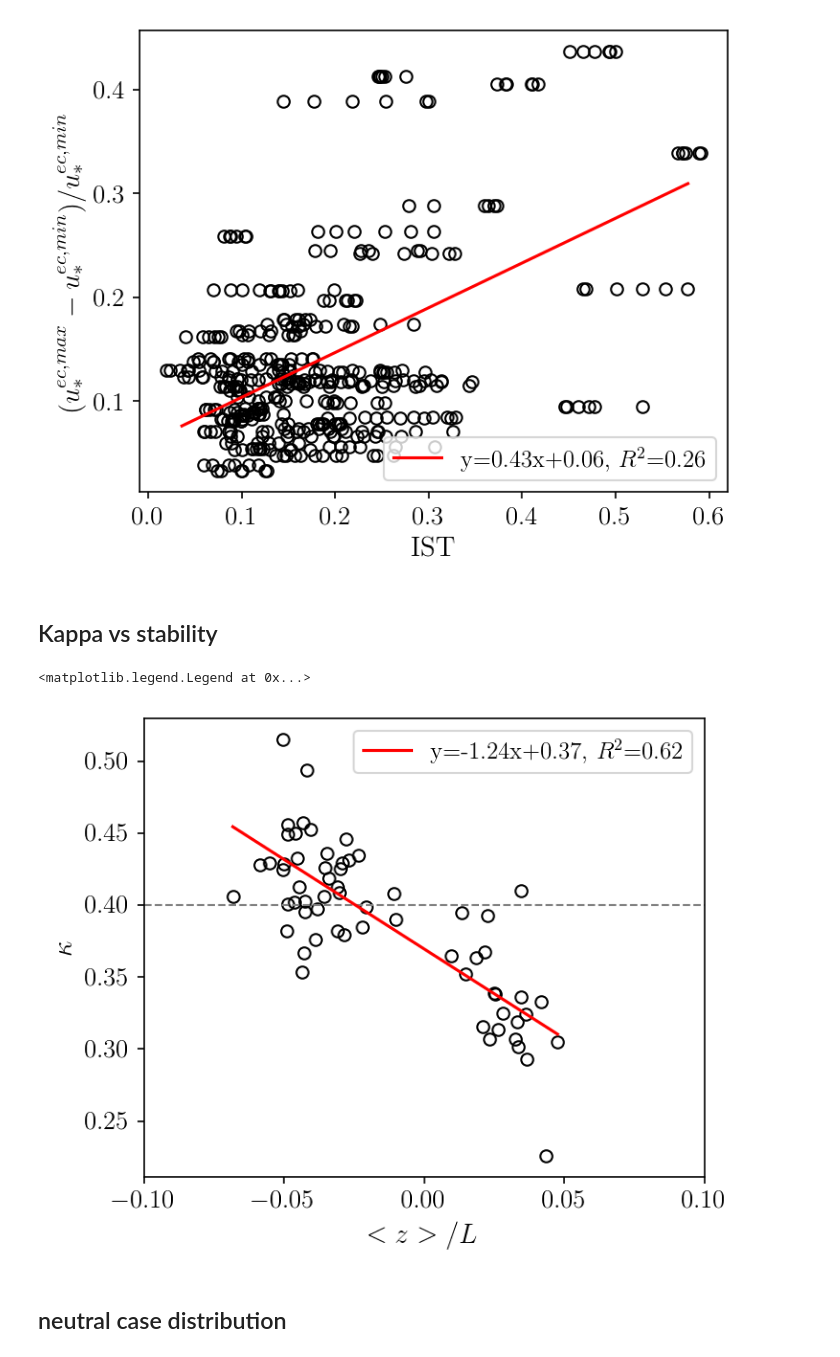
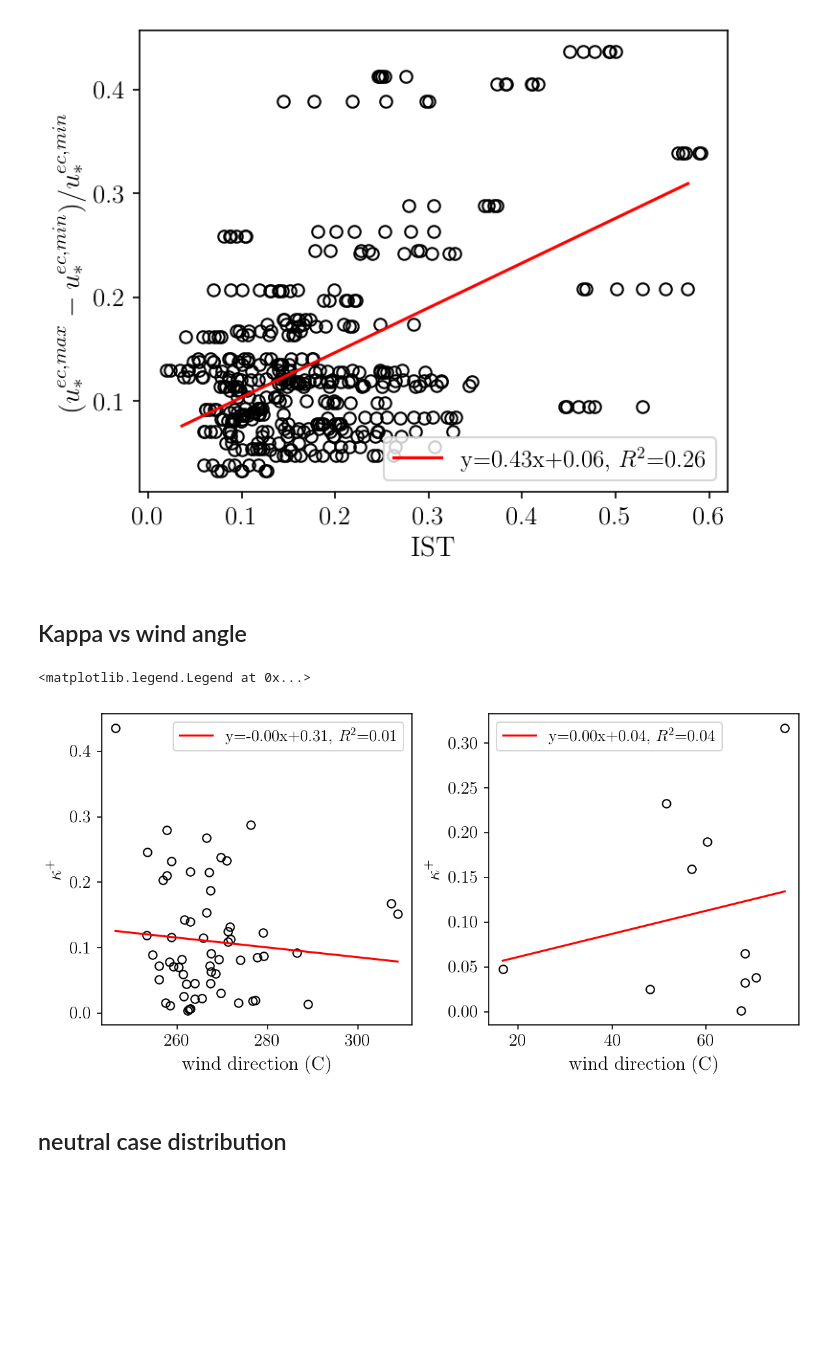
Before and after one commit to yueqin813/EC_analys, a Jupyter notebook: b1_neutral_MVP.ipynb, the cells around one changed output. Cells and saved outputs as stored; diff of their text form; code cells hidden in the pictures; blank space fills up the shorter version.

```diff
--- a/b1_neutral_MVP.ipynb
+++ b/b1_neutral_MVP.ipynb
@@ -112,6 +112,7 @@ ist_before0,ist_after0 = np.empty(sonum)*np.nan,np.empty(sonum)*np.nan
 ist_before,ist_after = [],[]
 r2_m1,r2_m1_sel,r2_m2 = [],[],[]
 u_star_m1_dif,u_star_m2_dif = [],[]
+wind_ang_neutral,wind_ang_std = [],[] # 1d
 for day in ds:
     strday = str(day.strftime("%Y%m%d"))
     fp_stats = IN_DIRECTORY + 'u_ins_' + strday +'.pkl'
@@ -273,6 +274,10 @@ for day in ds:
             # print(ist_before0)
             ist_before = np.append(ist_before, ist_before0)
 
+            # wind angle
+            wind_ang_neutral = np.append(wind_ang_neutral,np.nanmean(rot_ang_v[i,list_sel_m2]))
+            wind_ang_std = np.append(wind_ang_std,np.nanstd(rot_ang_v[i,list_sel_m2]))
+
     print('finish processing:'+ strday)
     print('------------------------')
 # %% [output]
@@ -438,25 +443,40 @@ plt.ylabel(r'$(u_*^{ec,max}-u_*^{ec,min})/u_*^{ec,min}$', fontsize=font_size)
 Text(0, 0.5, '$(u_*^{ec,max}-u_*^{ec,min})/u_*^{ec,min}$')
 [figure]
 # %% [markdown]
-## Kappa vs stability ##
+## Kappa vs wind angle ##
 # %%
-fig = plt.figure(figsize=(5,4), dpi=150,tight_layout=True)
-ax1 = fig.add_subplot(111)
-plt.plot(temp_stability,kappa_m2,'o',color = 'k',markerfacecolor='none')
+fig = plt.figure(figsize=(8,4), dpi=150,tight_layout=True)
+ax1 = fig.add_subplot(121)
+y_temp = abs(kappa_m2-0.4)/0.4
+x_msk = np.logical_and(wind_ang_neutral>180,y_temp<1)
+plt.plot(wind_ang_neutral[x_msk],y_temp[x_msk],'o',color = 'k',markerfacecolor='none')
 # plt.axvline(x=0, color='grey', linestyle='--', linewidth=1)
-plt.axhline(y=0.4, color='grey', linestyle='--', linewidth=1)
-plt.xlabel(r'\rm $<z>/L$', fontsize=font_size)
-plt.ylabel(r'$\kappa$', fontsize=font_size)
-plt.xlim(-0.1,0.1)
+# plt.axhline(y=0.4, color='grey', linestyle='--', linewidth=1)
+plt.xlabel(r'wind direction (C)', fontsize=font_size)
+plt.ylabel(r'$\kappa^+$', fontsize=font_size)
 # linear regression
-slope, intercept,r,_,_ = stats.linregress(temp_stability, kappa_m2)
-x = np.sort(temp_stability)
+slope, intercept,r,_,_ = stats.linregress(wind_ang_neutral[x_msk], y_temp[x_msk])
+x = np.sort(wind_ang_neutral[x_msk])
 line = slope*x+intercept
 plt.plot(x, line, 'r', label='y={:.2f}x+{:.2f}, $R^2$={:.2f}'.format(slope,intercept,r**2))
 plt.legend(fontsize=12)
+
+ax2 = fig.add_subplot(122)
+x_msk = np.logical_and(wind_ang_neutral<180,y_temp<1)
+plt.plot(wind_ang_neutral[x_msk],y_temp[x_msk],'o',color = 'k',markerfacecolor='none')
+# plt.axvline(x=0, color='grey', linestyle='--', linewidth=1)
+# plt.axhline(y=0.4, color='grey', linestyle='--', linewidth=1)
+plt.xlabel(r'wind direction (C)', fontsize=font_size)
+plt.ylabel(r'$\kappa^+$', fontsize=font_size)
+# linear regression
+slope, intercept,r,_,_ = stats.linregress(wind_ang_neutral[x_msk], y_temp[x_msk])
+x = np.sort(wind_ang_neutral[x_msk])
+line = slope*x+intercept
+plt.plot(x, line, 'r', label='y={:.2f}x+{:.2f}, $R^2$={:.2f}'.format(slope,intercept,r**2))
+plt.legend(fontsize=12)
 # %% [output]
 <matplotlib.legend.Legend at 0x...>
-[figure, old version]
+[figure, new version]
 # %% [markdown]
 ## neutral case distribution ##
 # %%
```
Also changed, not shown: parts of 5 cells of this notebook, 8 other files.
